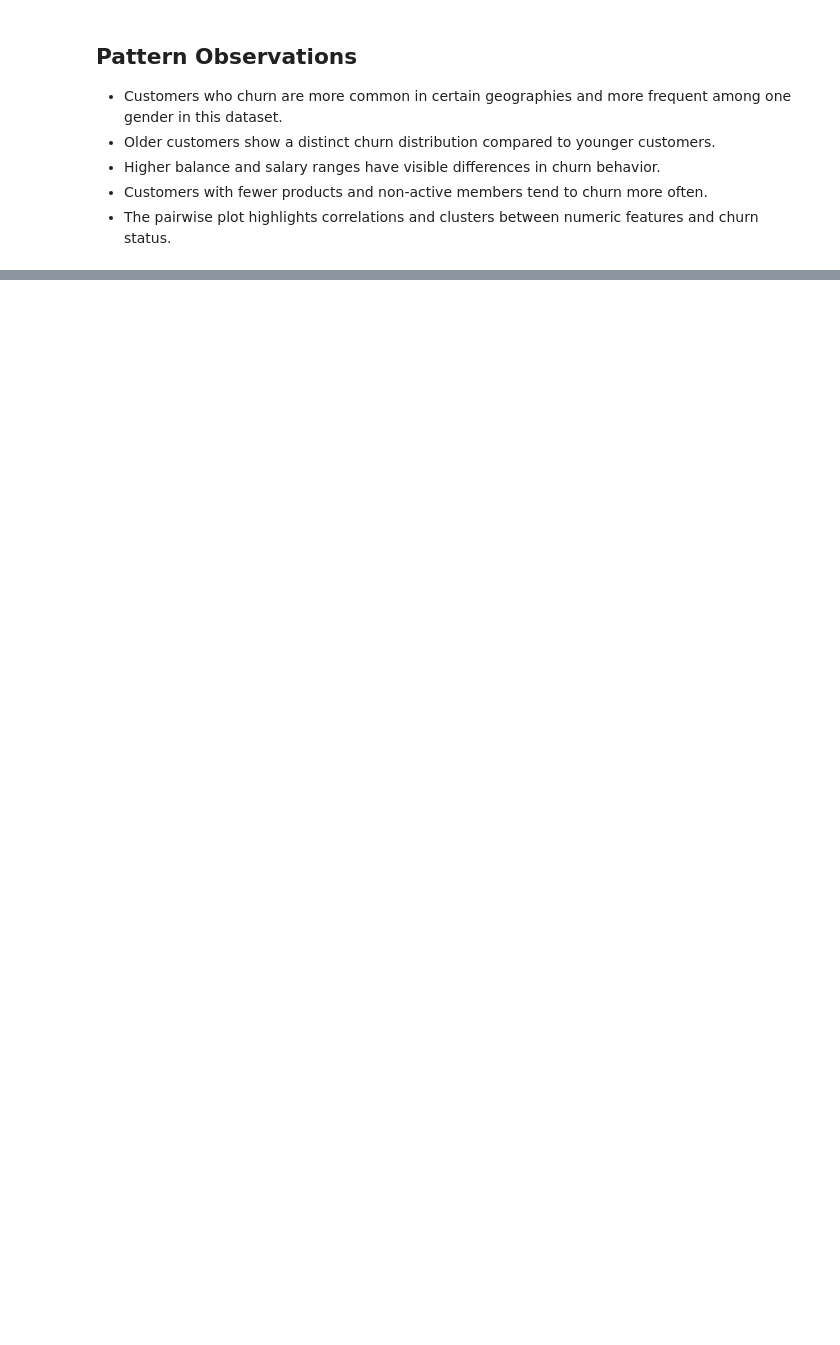
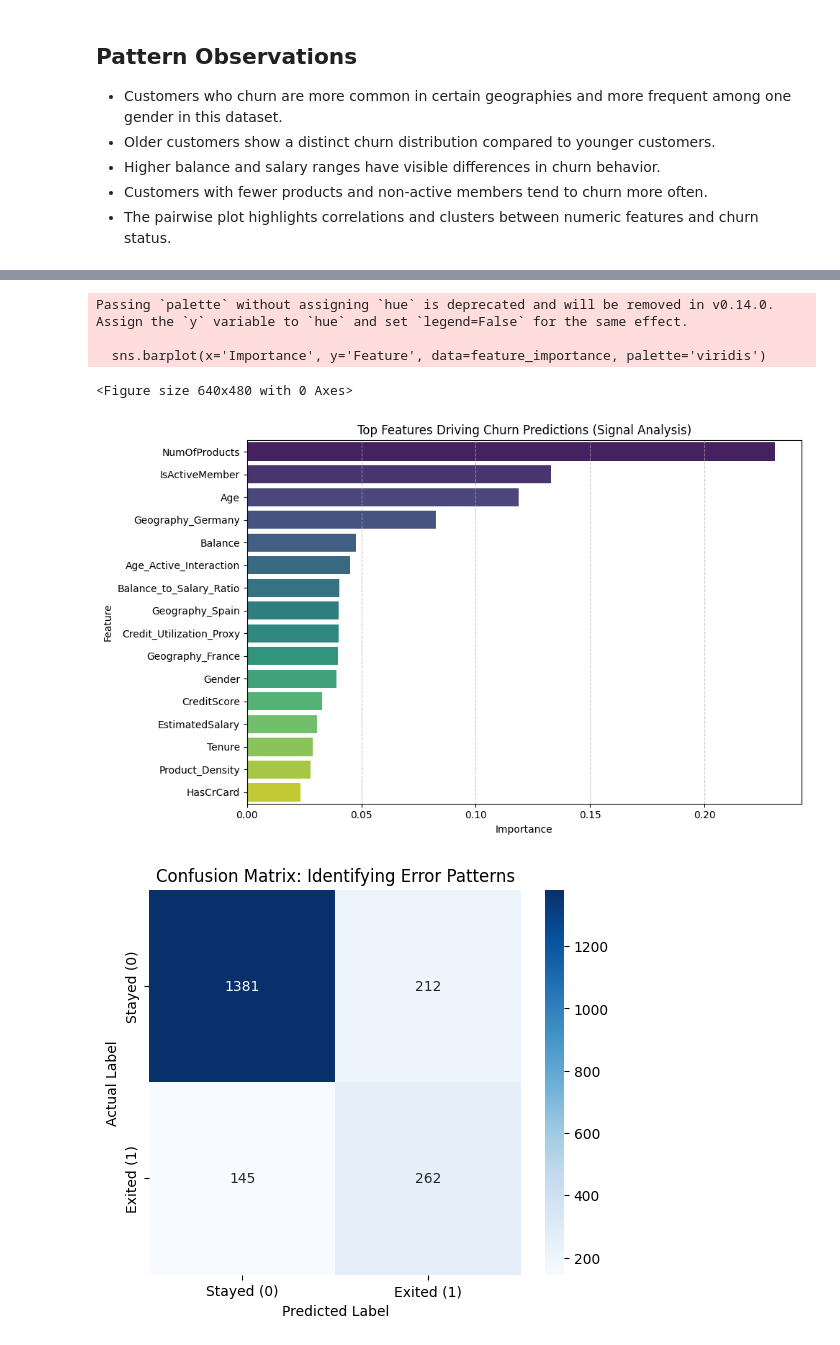
Before and after one commit to sonu-sahni/Customer_Churn_Prediction, a Jupyter notebook: coading_part/Churn_Bank.ipynb, the cells around one changed output, grey strips where cells are left out. Saved outputs shown, nothing was run; the diff lists cells and outputs as text; code cells hidden in the pictures; blank space fills up the shorter version.

```diff
--- a/coading_part/Churn_Bank.ipynb
+++ b/coading_part/Churn_Bank.ipynb
@@ -219,0 +319,60 @@ plt.show()
+# %%
+import matplotlib.pyplot as plt
+import seaborn as sns
+from sklearn.metrics import confusion_matrix, roc_curve, auc
+import pandas as pd
+
+# 1. Feature Importance: Identifying the "Signal"
+def plot_feature_importance(model, feature_names):
+    importance = model.feature_importances_
+    feature_importance = pd.DataFrame({'Feature': feature_names, 'Importance': importance})
+    feature_importance = feature_importance.sort_values(by='Importance', ascending=False)
+
+    plt.figure(figsize=(10, 6))
+    sns.barplot(x='Importance', y='Feature', data=feature_importance, palette='viridis')
+    plt.title('Top Features Driving Churn Predictions (Signal Analysis)')
+    plt.grid(axis='x', linestyle='--', alpha=0.7)
+    plt.tight_layout()
+    plt.show()
+
+# 2. Confusion Matrix: Analyzing the "Accuracy Trap" [cite: 558, 569]
+def plot_confusion_matrix(y_test, y_pred):
+    cm = confusion_matrix(y_test, y_pred)
+    plt.figure(figsize=(6, 5))
+    sns.heatmap(cm, annot=True, fmt='d', cmap='Blues',
+                xticklabels=['Stayed (0)', 'Exited (1)'],
+                yticklabels=['Stayed (0)', 'Exited (1)'])
+    plt.ylabel('Actual Label')
+    plt.xlabel('Predicted Label')
+    plt.title('Confusion Matrix: Identifying Error Patterns')
+    plt.show()
+
+# 3. ROC Curve: Visualizing the 0.8355 Performance [cite: 566, 571]
+def plot_roc_curve(y_test, y_probs):
+    fpr, tpr, thresholds = roc_curve(y_test, y_probs)
+    roc_auc = auc(fpr, tpr)
+
+    plt.figure(figsize=(7, 6))
+    plt.plot(fpr, tpr, color='darkorange', lw=2, label=f'ROC curve (area = {roc_auc:.4f})')
+    plt.plot([0, 1], [0, 1], color='navy', lw=2, linestyle='--')
+    plt.xlabel('False Positive Rate')
+    plt.ylabel('True Positive Rate (Recall)')
+    plt.title('Receiver Operating Characteristic (ROC)')
+    plt.legend(loc="lower right")
+    plt.grid(alpha=0.3)
+    plt.show()
+
+plt.savefig(r'C:\Customer_churn_prediction\coading_part\data_visulzation\bank_churn_analysis.png', bbox_inches='tight', dpi=300)
+# --- EXECUTION ---
+# Assuming 'model' is your trained XGBoost, 'X' contains your features,
+# and 'y_pred_proba' are the predicted probabilities.
+plot_feature_importance(model, X.columns)
+plot_confusion_matrix(y_test, y_pred)
+plot_roc_curve(y_test, y_pred_proba)
+# %% [output]
+Passing `palette` without assigning `hue` is deprecated and will be removed in v0.14.0. Assign the `y` variable to `hue` and set `legend=False` for the same effect.
+
+  sns.barplot(x='Importance', y='Feature', data=feature_importance, palette='viridis')
+<Figure size 640x480 with 0 Axes>
+[figure, added]
+[figure, added]
```
Also changed, not shown: parts of 18 cells of this notebook.
